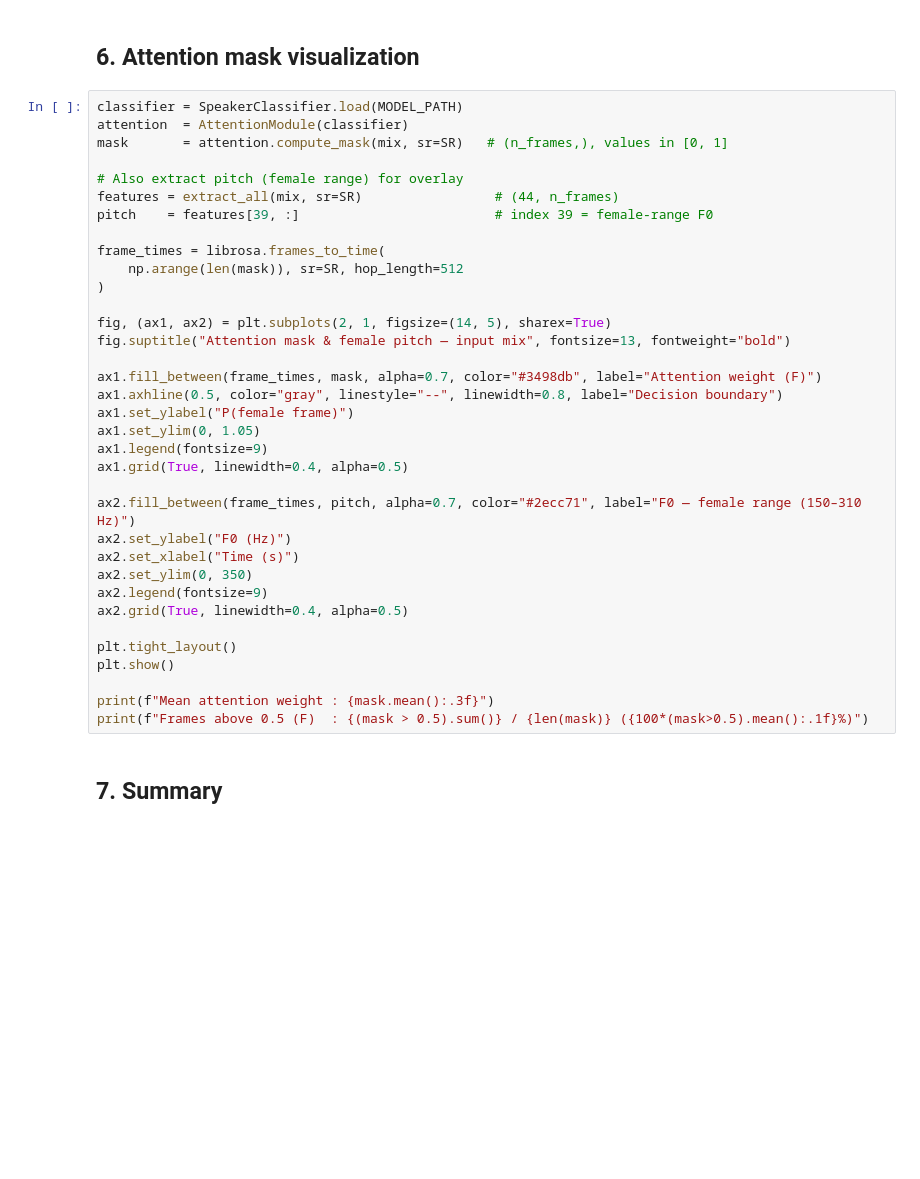
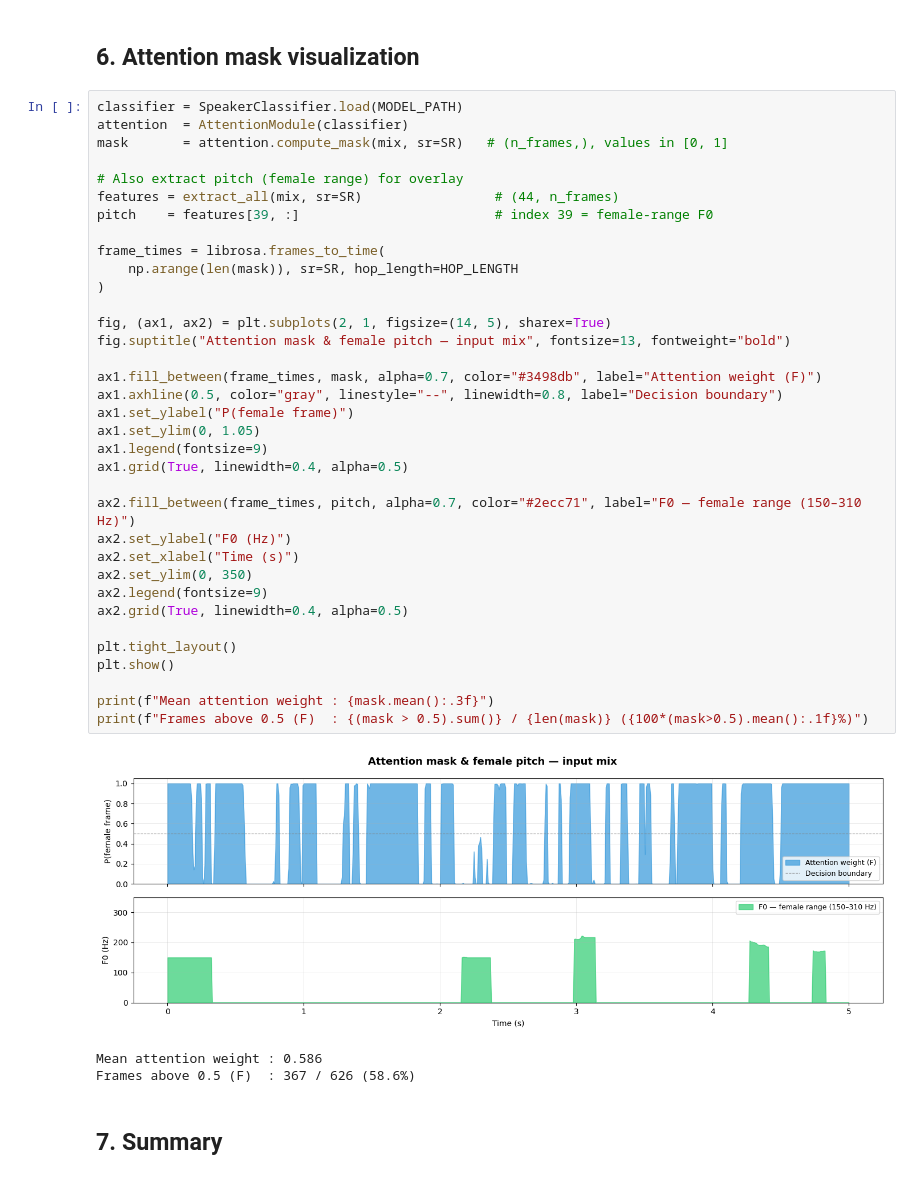
Before and after one commit to romeofrancesc0/auralis, a Jupyter notebook: notebooks/02_evaluation.ipynb, the cells around one changed output. Drawn from its saved outputs; the diff is of its cells as text; blank space fills up the shorter version.

```diff
--- a/notebooks/02_evaluation.ipynb
+++ b/notebooks/02_evaluation.ipynb
@@ -168,34 +194,38 @@ mask       = attention.compute_mask(mix, sr=SR)   # (n_frames,), values in [0, 1
 
 # Also extract pitch (female range) for overlay
 features = extract_all(mix, sr=SR)                 # (44, n_frames)
 pitch    = features[39, :]                         # index 39 = female-range F0
 
 frame_times = librosa.frames_to_time(
-    np.arange(len(mask)), sr=SR, hop_length=512
+    np.arange(len(mask)), sr=SR, hop_length=HOP_LENGTH
 )
 
 fig, (ax1, ax2) = plt.subplots(2, 1, figsize=(14, 5), sharex=True)
 fig.suptitle("Attention mask & female pitch — input mix", fontsize=13, fontweight="bold")
 
 ax1.fill_between(frame_times, mask, alpha=0.7, color="#3498db", label="Attention weight (F)")
 ax1.axhline(0.5, color="gray", linestyle="--", linewidth=0.8, label="Decision boundary")
 ax1.set_ylabel("P(female frame)")
 ax1.set_ylim(0, 1.05)
 ax1.legend(fontsize=9)
 ax1.grid(True, linewidth=0.4, alpha=0.5)
 
 ax2.fill_between(frame_times, pitch, alpha=0.7, color="#2ecc71", label="F0 — female range (150–310 Hz)")
 ax2.set_ylabel("F0 (Hz)")
 ax2.set_xlabel("Time (s)")
 ax2.set_ylim(0, 350)
 ax2.legend(fontsize=9)
 ax2.grid(True, linewidth=0.4, alpha=0.5)
 
 plt.tight_layout()
 plt.show()
 
 print(f"Mean attention weight : {mask.mean():.3f}")
 print(f"Frames above 0.5 (F)  : {(mask > 0.5).sum()} / {len(mask)} ({100*(mask>0.5).mean():.1f}%)")
+# %% [output]
+[figure, added]
+Mean attention weight : 0.586
+Frames above 0.5 (F)  : 367 / 626 (58.6%)
 # %% [markdown]
 ## 7. Summary
 # %%
```
Also changed, not shown: parts of 7 cells of this notebook, 17 other files.
